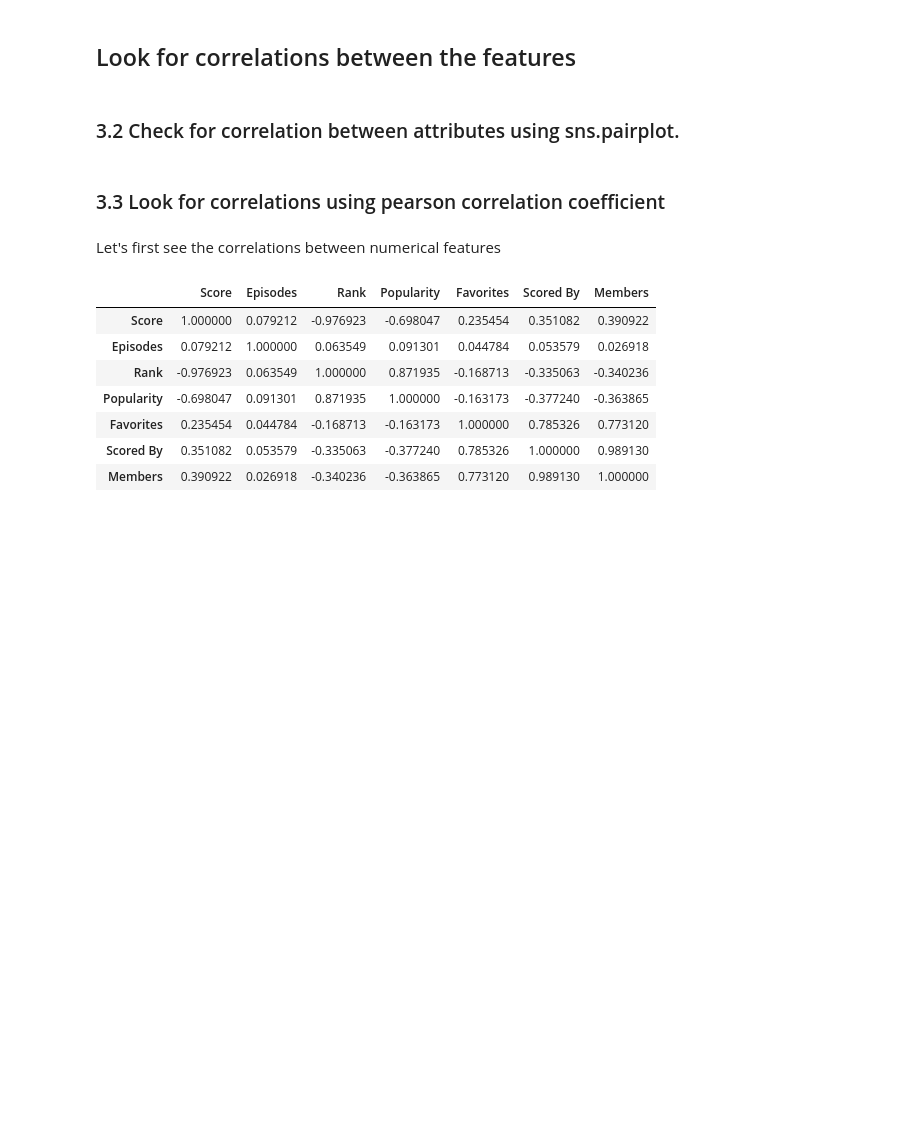
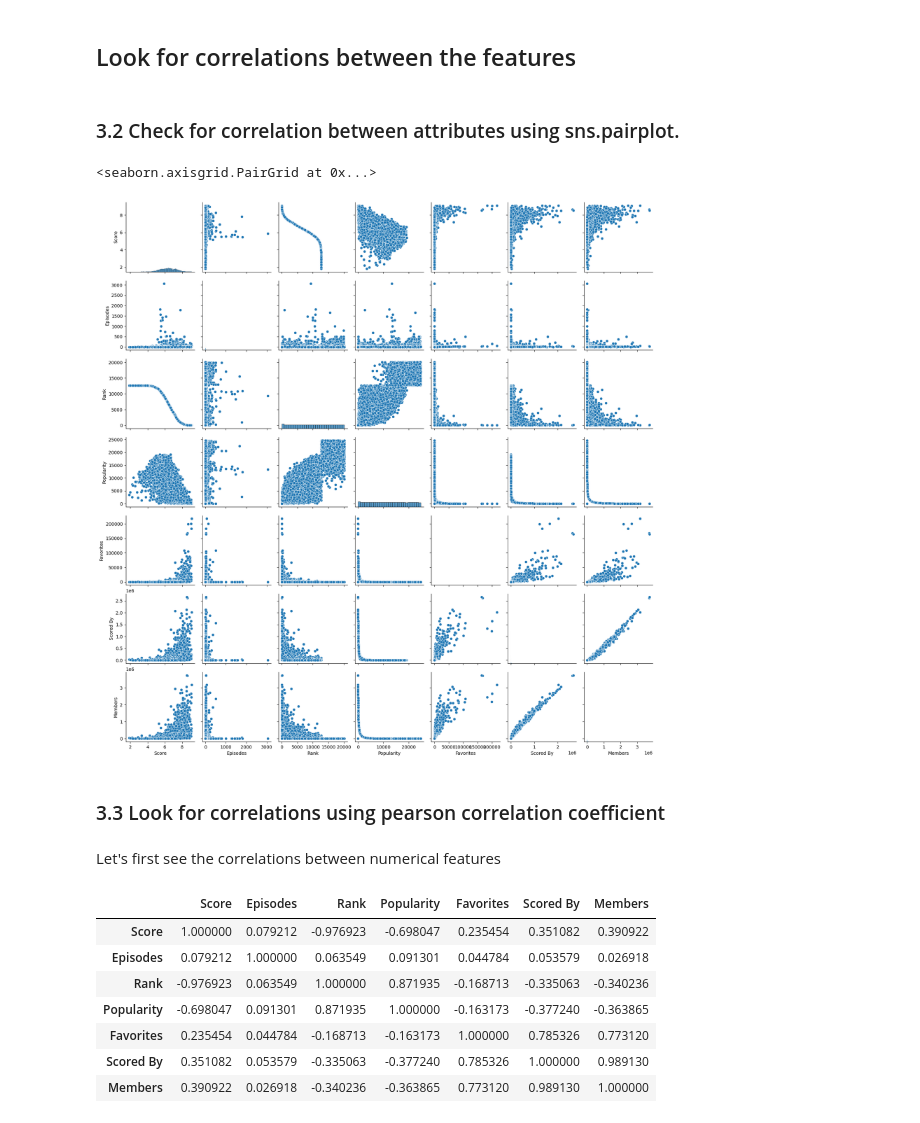
Before and after one commit to Threegoldsqwq/Machine_Learning_Anime_Recommendation, a Jupyter notebook: Animes_Analysis.ipynb, the cells around one changed output. Drawn from its saved outputs; the diff is of its cells as text; code cells hidden in the pictures; blank space fills up the shorter version.

```diff
--- a/Animes_Analysis.ipynb
+++ b/Animes_Analysis.ipynb
@@ -382,7 +377,10 @@ plt.show()
 ### 3.2 Check for correlation between attributes using sns.pairplot.
 # %%
 # Check for correlation between attributes using sns.pairplot.
-#sns.pairplot(animes) run this later (too slow)
+sns.pairplot(animes)
+# %% [output]
+<seaborn.axisgrid.PairGrid at 0x...>
+[figure, added]
 # %% [markdown]
 ### 3.3 Look for correlations using pearson correlation coefficient
 # %% [markdown]
```
Also changed, not shown: parts of 40 cells of this notebook.
